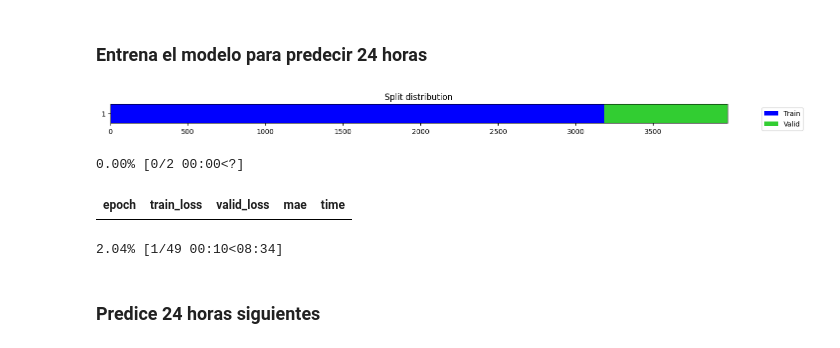
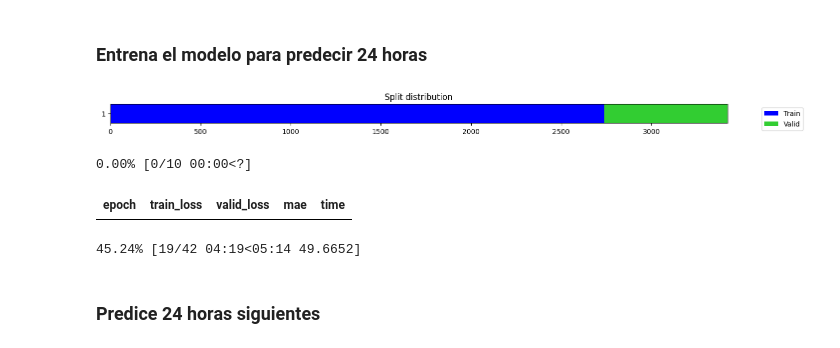
Before and after one commit to SalviCF/traffic-analyzer-tfg, a Jupyter notebook: Data Forecasting/forecast.ipynb, the cells around one changed output. Drawn from its saved outputs; the diff is of its cells as text; code cells hidden in the pictures.

```diff
--- a/Data Forecasting/forecast.ipynb
+++ b/Data Forecasting/forecast.ipynb
@@ -17,20 +17,20 @@ df = df.resample("5T").median().ffill().astype(float)
 ### Entrena el modelo para predecir 24 horas
 # %%
 ts = df
-window_len = 10
-horizon = 10
+window_len = 288
+horizon = 288
 X, y = SlidingWindow(window_len=window_len, horizon=horizon)(ts)
 splits = TimeSplitter()(y)
 batch_tfms = TSStandardize()
 fcst = TSForecaster(X, y, splits=splits, batch_tfms=batch_tfms, bs=64, arch=LSTMPlus, metrics=mae, cbs=ShowGraph())
-fcst.fit_one_cycle(2, 1e-3)
+fcst.fit_one_cycle(10, 1e-3)
 fcst.export("tv-08.pkl")
 df = df.astype(int)
 # %% [output]
-[figure, old version]
+[figure, new version]
-0.00% [0/2 00:00<?]
+0.00% [0/10 00:00<?]
 | epoch | train_loss | valid_loss | mae | time |
-2.04% [1/49 00:10<08:34]
+45.24% [19/42 04:19<05:14 49.6652]
 # %% [markdown]
 ### Predice 24 horas siguientes
 # %%
```
Also changed, not shown: 7 other files.
